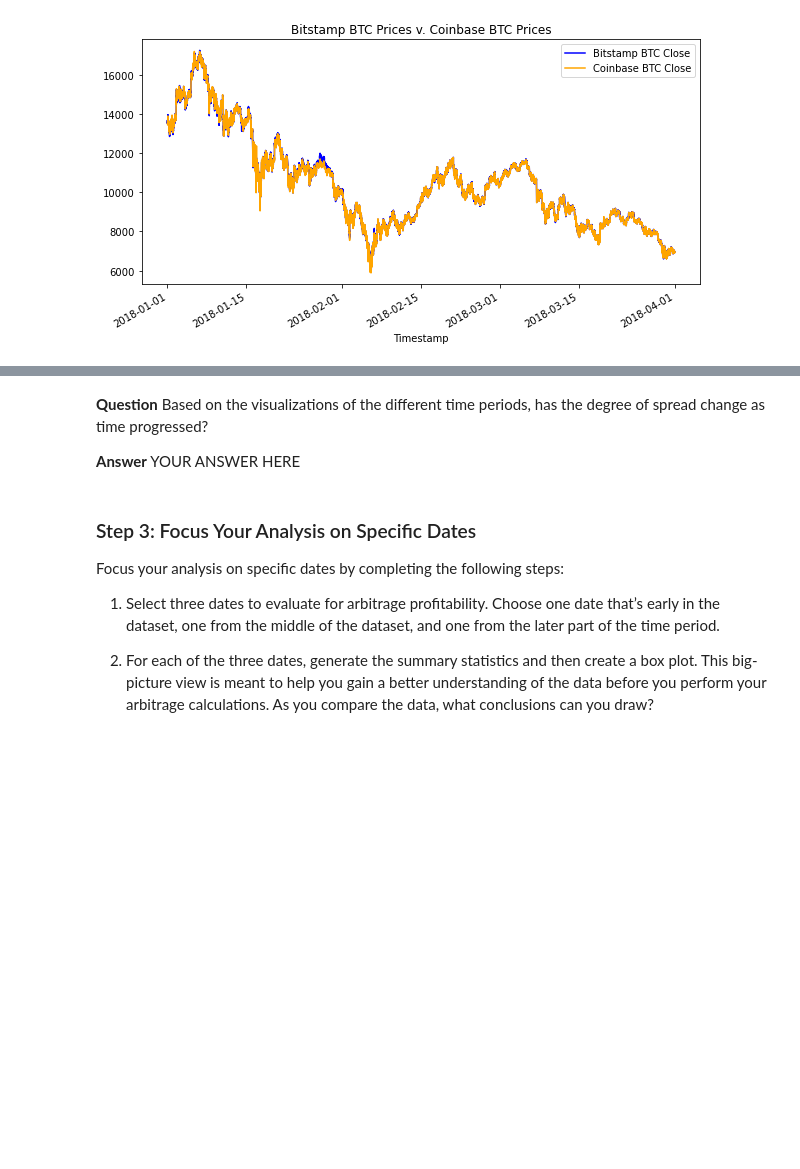
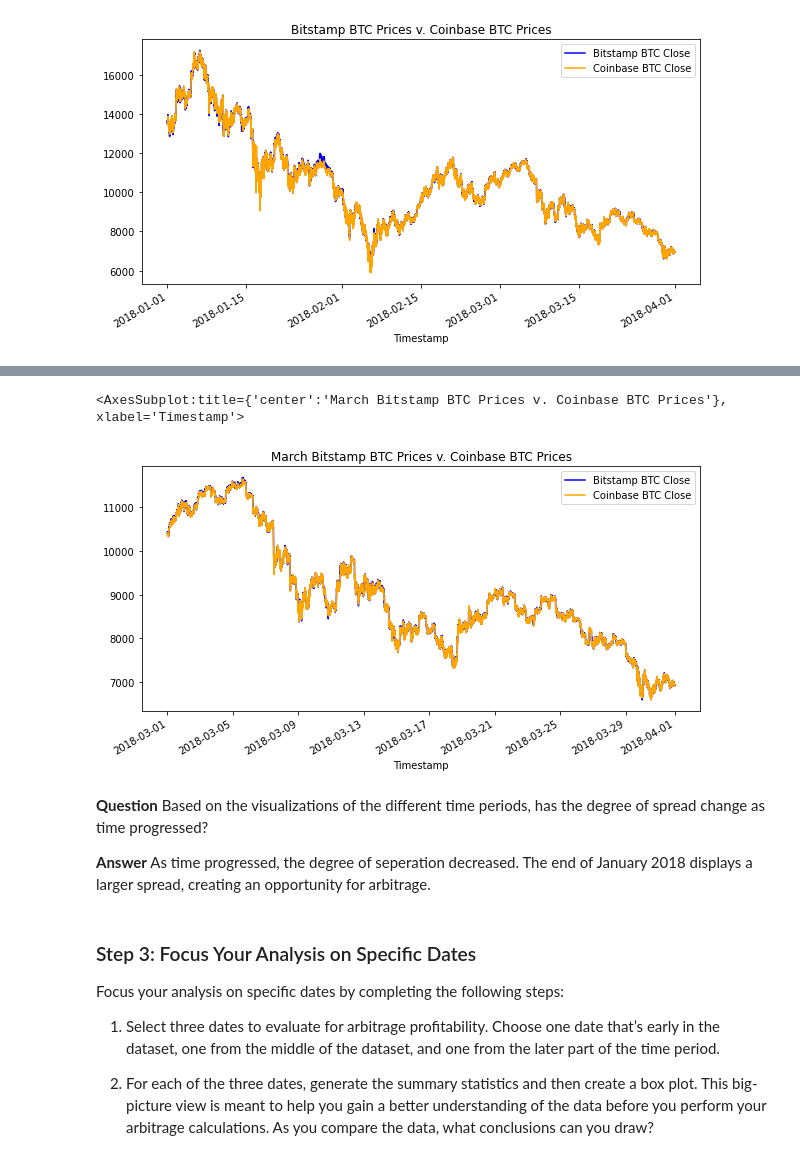
Before and after one commit to ThomasBrierton/Bitcoin_Arbitrage_Model, a Jupyter notebook: crypto_arbitrage.ipynb, the cells around one changed output, grey strips where cells are left out. Cells and saved outputs as stored; diff of their text form; code cells hidden in the pictures; blank space fills up the shorter version.

Commit message:
Saving Arbitrage Calculations

```diff
--- a/crypto_arbitrage.ipynb
+++ b/crypto_arbitrage.ipynb
@@ -353,12 +358,17 @@ coinbase_sliced.plot(legend=True, figsize=(10, 5), color="orange", label="Coinba
 # %%
 # Using the loc and plot functions, create an overlay plot that visualizes
 # the price action of both DataFrames for a one month period later in the dataset
 # Be sure to include the parameters: legend, figure size, title, and color and label
-# YOUR CODE HERE
+
+bitstamp_sliced.loc['2018-03-01' : '2018-03-31'].plot(legend=True, figsize=(10, 5), title="March Bitstamp BTC Prices v. Coinbase BTC Prices", color="blue", label="Bitstamp BTC Close")
+coinbase_sliced.loc['2018-03-01' : '2018-03-31'].plot(legend=True, figsize=(10, 5), color="orange", label="Coinbase BTC Close")
+# %% [output]
+<AxesSubplot:title={'center':'March Bitstamp BTC Prices v. Coinbase BTC Prices'}, xlabel='Timestamp'>
+[figure, added]
 # %% [markdown]
 **Question** Based on the visualizations of the different time periods, has the degree of spread change as time progressed?
 
-**Answer** YOUR ANSWER HERE
+**Answer** As time progressed, the degree of seperation decreased. The end of January 2018 displays a larger spread, creating an opportunity for arbitrage.
 # %% [markdown]
 ### Step 3: Focus Your Analysis on Specific Dates
 
```
Also changed, not shown: parts of 18 cells of this notebook.
